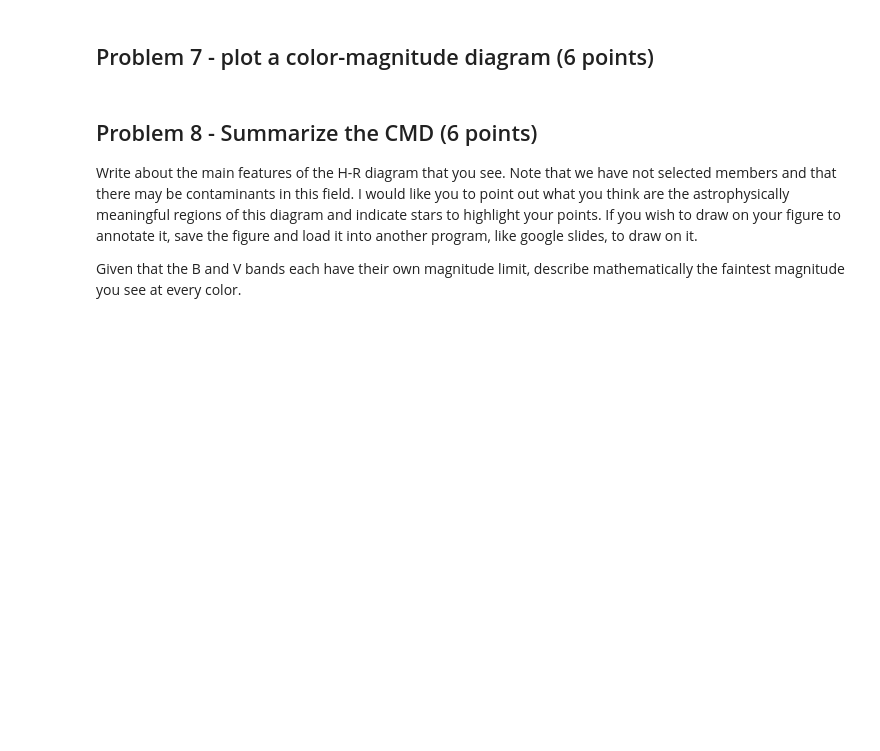
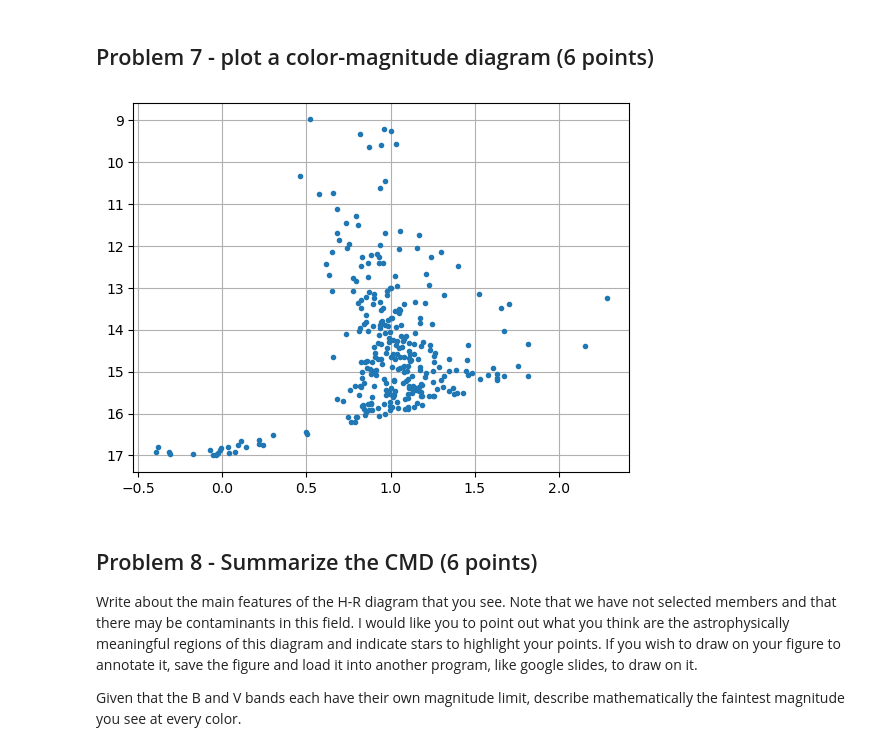
Before and after one commit to mikeweebs/Reductionproject_student, a Jupyter notebook: cluster_photometry_student.ipynb, the cells around one changed output. Cells and saved outputs as stored; diff of their text form; code cells hidden in the pictures; blank space fills up the shorter version.

```diff
--- a/cluster_photometry_student.ipynb
+++ b/cluster_photometry_student.ipynb
@@ -551,14 +562,25 @@ The PHOTZP has been determined by me using PAN-STARRS photometry of stars in our
 # %%
 #***********************
 # your code to convert instrumental magnitudes in each band to calibrated magnitudes.
+
+bmagfix = bmag + int(header_b['PHOTZP'])
+vmagfix = vmag + int(header_v['PHOTZP'])
+
+print(repr(header_v))
 # %% [markdown]
 ## Problem 7 - plot a color-magnitude diagram (6 points)
 # %%
 #**************************
 # your figure here
 
+blessv = bmagfix-vmagfix
+
+plt.plot(blessv,vmagfix,'.')
+
 plt.gca().invert_yaxis()
 plt.grid(True)
+# %% [output]
+[figure, added]
 # %% [markdown]
 ## Problem 8 - Summarize the CMD (6 points)
 Write about the main features of the H-R diagram that you see.  Note that we have not selected members and that there may be contaminants in this field.  I would like you to point out what you think are the astrophysically meaningful regions of this diagram and indicate stars to highlight your points.   If you wish to draw on your figure to annotate it, save the figure and load it into another program, like google slides, to draw on it.
```
Also changed, not shown: parts of 3 cells of this notebook, 1 other file.
